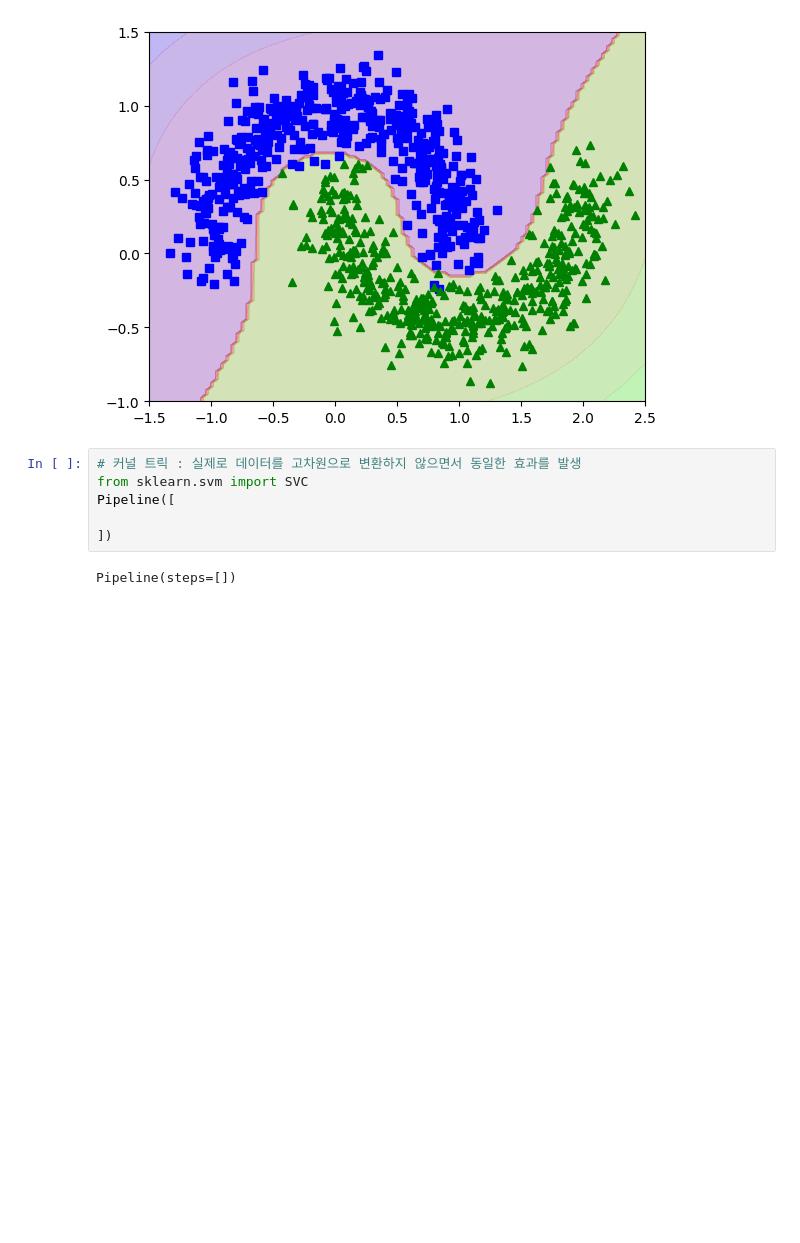
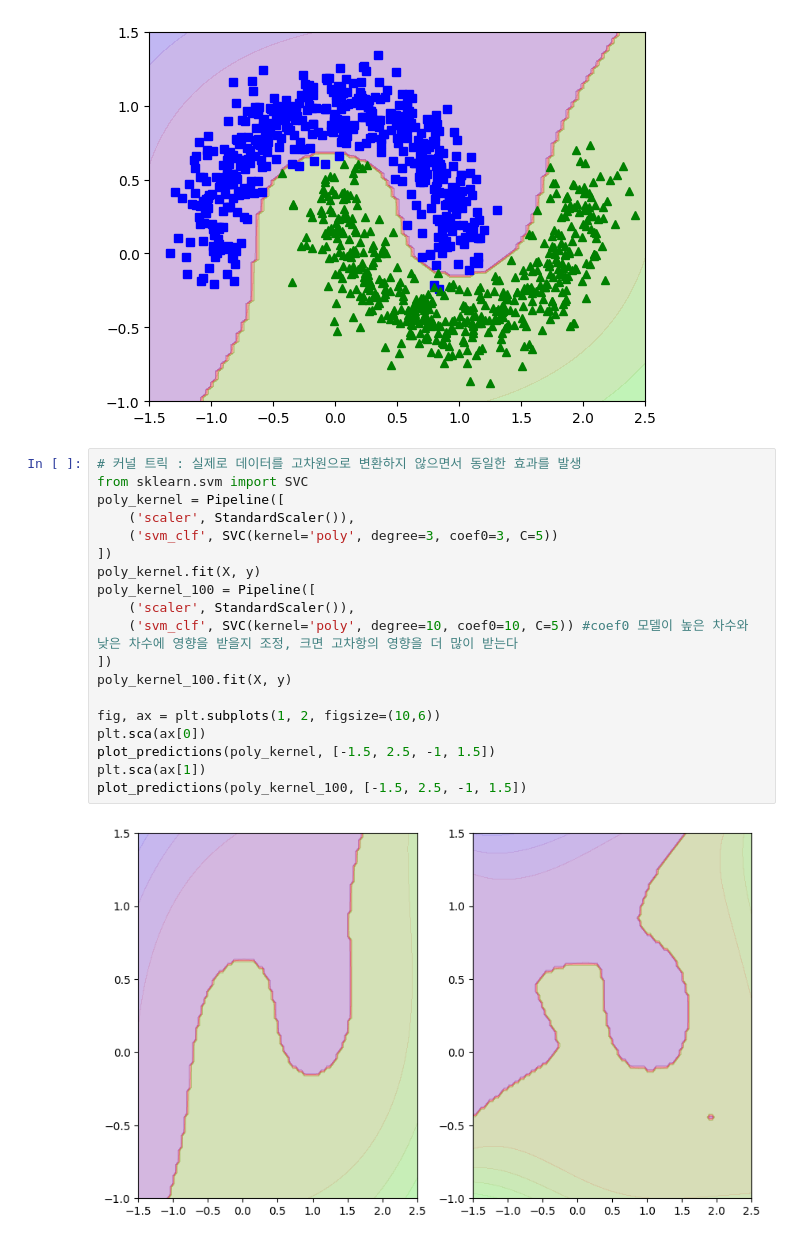
Before and after one commit to djdjdjdfh1/pandas-data-analysis, a Jupyter notebook: part7/7.5_review_svm_classification.ipynb, the cells around one changed output. Drawn from its saved outputs; the diff is of its cells as text; blank space fills up the shorter version.

```diff
--- a/part7/7.5_review_svm_classification.ipynb
+++ b/part7/7.5_review_svm_classification.ipynb
@@ -558,8 +558,21 @@ plot_predictions(polynomial_svm_clf,[-1.5,2.5,-1,1.5])
 # %%
 # 커널 트릭 : 실제로 데이터를 고차원으로 변환하지 않으면서 동일한 효과를 발생
 from sklearn.svm import SVC
-Pipeline([
+poly_kernel = Pipeline([
+    ('scaler', StandardScaler()),
+    ('svm_clf', SVC(kernel='poly', degree=3, coef0=3, C=5))
+])
+poly_kernel.fit(X, y)
+poly_kernel_100 = Pipeline([
+    ('scaler', StandardScaler()),
+    ('svm_clf', SVC(kernel='poly', degree=10, coef0=10, C=5)) #coef0 모델이 높은 차수와 낮은 차수에 영향을 받을지 조정, 크면 고차항의 영향을 더 많이 받는다
+])
+poly_kernel_100.fit(X, y)
 
-])
+fig, ax = plt.subplots(1, 2, figsize=(10,6))
+plt.sca(ax[0])
+plot_predictions(poly_kernel, [-1.5, 2.5, -1, 1.5])
+plt.sca(ax[1])
+plot_predictions(poly_kernel_100, [-1.5, 2.5, -1, 1.5])
 # %% [output]
-Pipeline(steps=[])
+[figure, added]
```
Also changed, not shown: 2 other files.
